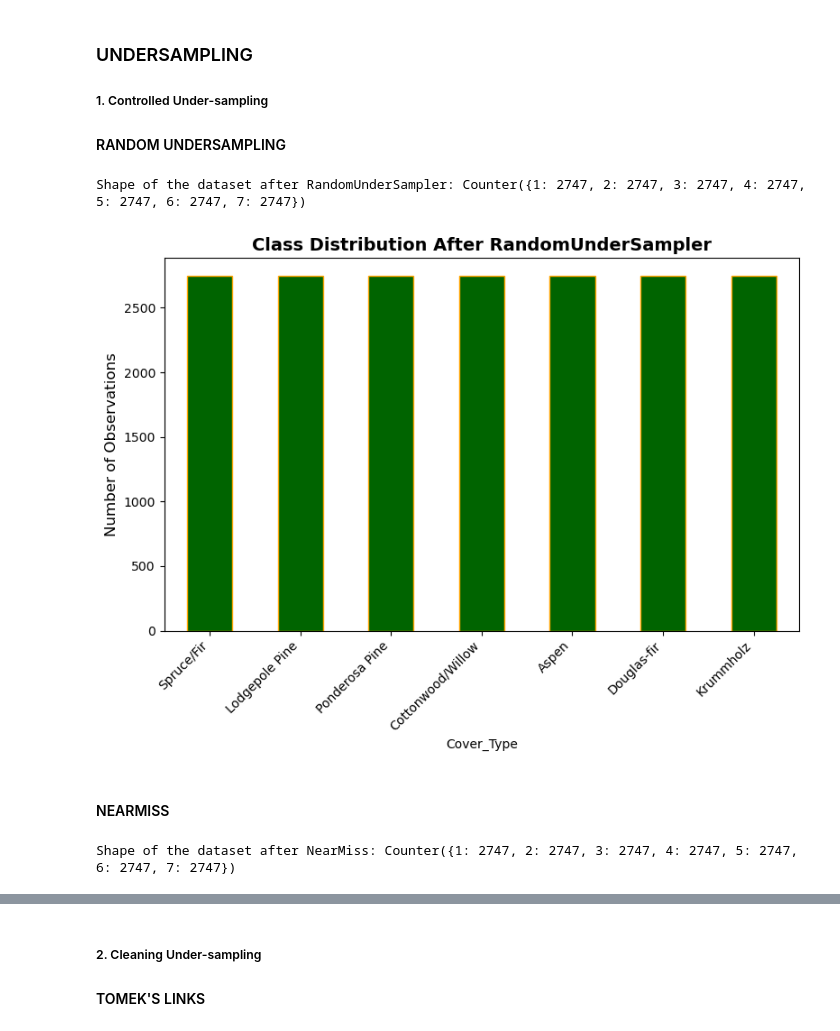
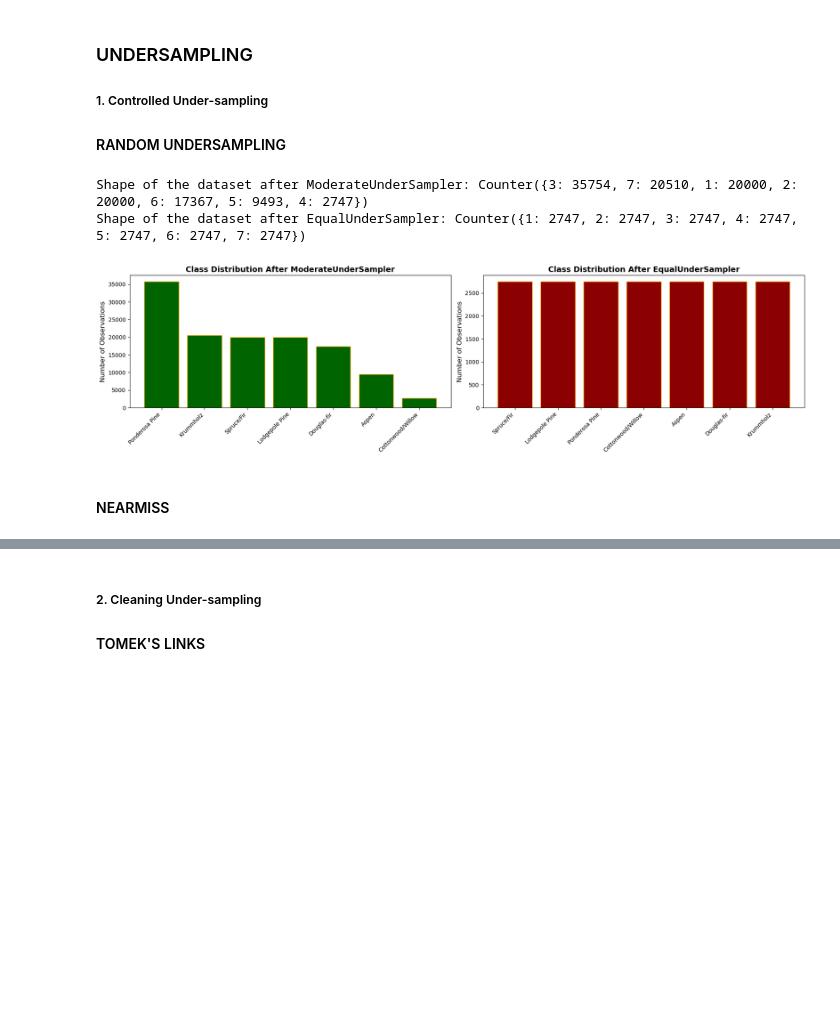
Before and after one commit to ineguiluz1/Forest-Covertype-Prediction-AML, a Jupyter notebook: notebooks/imbalance_analysis_and_mitigation.ipynb, the cells around one changed output, grey strips where cells are left out. Cells and saved outputs as stored; diff of their text form; code cells hidden in the pictures; blank space fills up the shorter version.

Commit message:
Controlled Under-sampling pt2

```diff
--- a/notebooks/imbalance_analysis_and_mitigation.ipynb
+++ b/notebooks/imbalance_analysis_and_mitigation.ipynb
@@ -185,20 +185,44 @@ plt.show()
 # %%
 from imblearn.under_sampling import RandomUnderSampler
 
-undersampler = RandomUnderSampler(random_state=0)
-x_under, y_under = undersampler.fit_resample(X,y)
+sampling_strategy = {
+    1: 20000,
+    2: 20000,
+    3: 35754,
+    4: 2747,
+    5: 9493,
+    6: 17367,
+    7: 20510
+}
 
-print(f"Shape of the dataset after RandomUnderSampler: {Counter(y_under)}")
+moderate_undersampler = RandomUnderSampler(random_state=0, sampling_strategy=sampling_strategy)
+x_moderate_undersample, y_moderate_undersample = moderate_undersampler.fit_resample(X,y)
+
+equal_undersampler = RandomUnderSampler(random_state=0, sampling_strategy='all')
+x_equal_undersample, y_equal_undersample = equal_undersampler.fit_resample(X,y)
+
+print(f"Shape of the dataset after ModerateUnderSampler: {Counter(y_moderate_undersample)}")
+print(f"Shape of the dataset after EqualUnderSampler: {Counter(y_equal_undersample)}")
 # %% [output]
-Shape of the dataset after RandomUnderSampler: Counter({1: 2747, 2: 2747, 3: 2747, 4: 2747, 5: 2747, 6: 2747, 7: 2747})
+Shape of the dataset after ModerateUnderSampler: Counter({3: 35754, 7: 20510, 1: 20000, 2: 20000, 6: 17367, 5: 9493, 4: 2747})
+Shape of the dataset after EqualUnderSampler: Counter({1: 2747, 2: 2747, 3: 2747, 4: 2747, 5: 2747, 6: 2747, 7: 2747})
 # %%
-resampled_counts = pd.Series(y_under).map(covertype_class).value_counts()
-plt.figure(figsize=(8, 6))
-resampled_counts.plot(kind='bar', color='darkgreen', edgecolor='orange')
-plt.title('Class Distribution After RandomUnderSampler', fontsize=14, fontweight='bold')
-plt.ylabel('Number of Observations', fontsize=12)
-plt.xticks(rotation=45, ha='right')
+fig, axes = plt.subplots(1, 2, figsize=(18, 5))
+
+axes[0].bar(pd.Series(y_moderate_undersample).map(covertype_class).value_counts().index,
+            pd.Series(y_moderate_undersample).map(covertype_class).value_counts().values,
+            color='darkgreen', edgecolor='orange')
+axes[0].set_title('Class Distribution After ModerateUnderSampler', fontsize=14, fontweight='bold')
+axes[0].set_ylabel('Number of Observations', fontsize=12)
+axes[0].set_xticklabels(axes[0].get_xticklabels(), rotation=45, ha='right')
+
+axes[1].bar(pd.Series(y_equal_undersample).map(covertype_class).value_counts().index,
+            pd.Series(y_equal_undersample).map(covertype_class).value_counts().values,
+            color='darkred', edgecolor='orange')
+axes[1].set_title('Class Distribution After EqualUnderSampler', fontsize=14, fontweight='bold')
+axes[1].set_ylabel('Number of Observations', fontsize=12)
+axes[1].set_xticklabels(axes[1].get_xticklabels(), rotation=45, ha='right')
 plt.tight_layout()
 plt.show()
 # %% [output]
-[figure, old version]
+[figure, new version]
@@ -205,11 +238,2 @@ plt.show()
 # %% [markdown]
 #### NEARMISS
-# %%
-from imblearn.under_sampling import NearMiss
-
-nm = NearMiss()
-X_under_nm, y_under_nm = nm.fit_resample(X, y)
-
-print(f"Shape of the dataset after NearMiss: {Counter(y_under_nm)}")
-# %% [output]
-Shape of the dataset after NearMiss: Counter({1: 2747, 2: 2747, 3: 2747, 4: 2747, 5: 2747, 6: 2747, 7: 2747})
```
Also changed, not shown: parts of 6 cells of this notebook, 4 other files.
